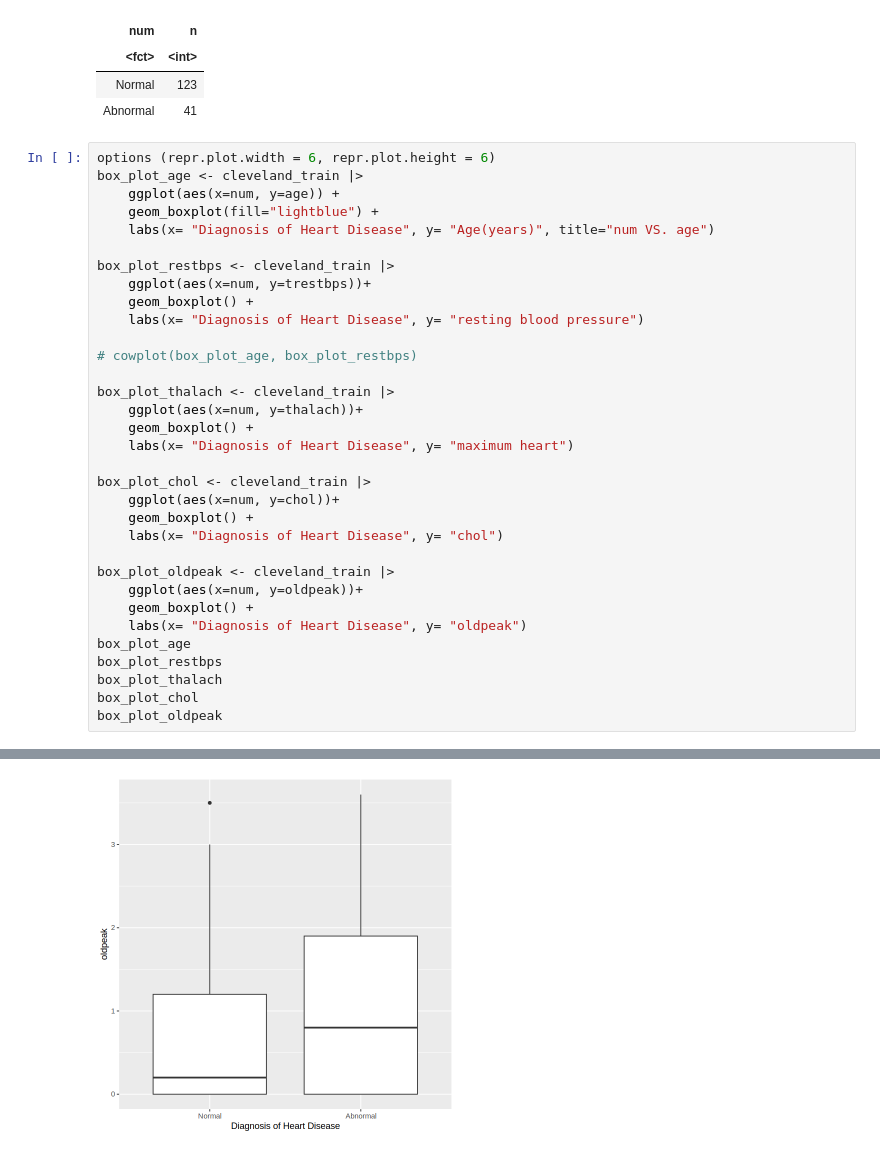
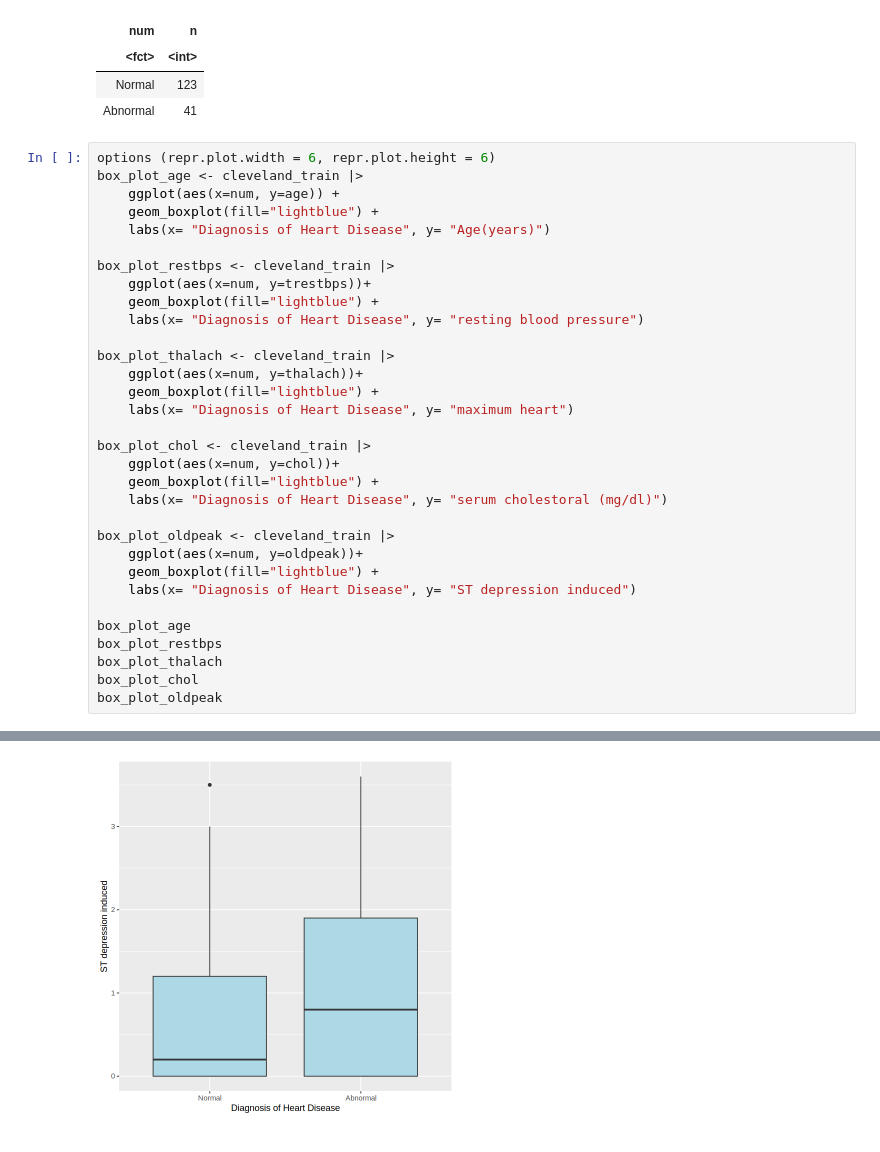
Before and after one commit to TimWei12/Group_25_project, a Jupyter notebook: Project proposal.ipynb, the cells around one changed output, grey strips where cells are left out. Saved outputs shown, nothing was run; the diff lists cells and outputs as text.

```diff
--- a/Project proposal.ipynb
+++ b/Project proposal.ipynb
@@ -219,29 +153,28 @@ options (repr.plot.width = 6, repr.plot.height = 6)
 box_plot_age <- cleveland_train |>
     ggplot(aes(x=num, y=age)) +
     geom_boxplot(fill="lightblue") +
-    labs(x= "Diagnosis of Heart Disease", y= "Age(years)", title="num VS. age")
+    labs(x= "Diagnosis of Heart Disease", y= "Age(years)")
 
 box_plot_restbps <- cleveland_train |>
     ggplot(aes(x=num, y=trestbps))+
-    geom_boxplot() +
+    geom_boxplot(fill="lightblue") +
     labs(x= "Diagnosis of Heart Disease", y= "resting blood pressure")
-
-# cowplot(box_plot_age, box_plot_restbps)
 
 box_plot_thalach <- cleveland_train |>
     ggplot(aes(x=num, y=thalach))+
-    geom_boxplot() +
+    geom_boxplot(fill="lightblue") +
     labs(x= "Diagnosis of Heart Disease", y= "maximum heart")
 
 box_plot_chol <- cleveland_train |>
     ggplot(aes(x=num, y=chol))+
-    geom_boxplot() +
-    labs(x= "Diagnosis of Heart Disease", y= "chol")
+    geom_boxplot(fill="lightblue") +
+    labs(x= "Diagnosis of Heart Disease", y= "serum cholestoral (mg/dl)")
 
 box_plot_oldpeak <- cleveland_train |>
     ggplot(aes(x=num, y=oldpeak))+
-    geom_boxplot() +
-    labs(x= "Diagnosis of Heart Disease", y= "oldpeak")
+    geom_boxplot(fill="lightblue") +
+    labs(x= "Diagnosis of Heart Disease", y= "ST depression induced")
+
 box_plot_age
 box_plot_restbps
 box_plot_thalach
@@ -255,3 +188,3 @@ box_plot_oldpeak
-[figure, old version]
+[figure, new version]
 # %%
 diagnosis_plot_1 <- cleveland_train |>
```
Also changed, not shown: parts of 18 cells of this notebook.
